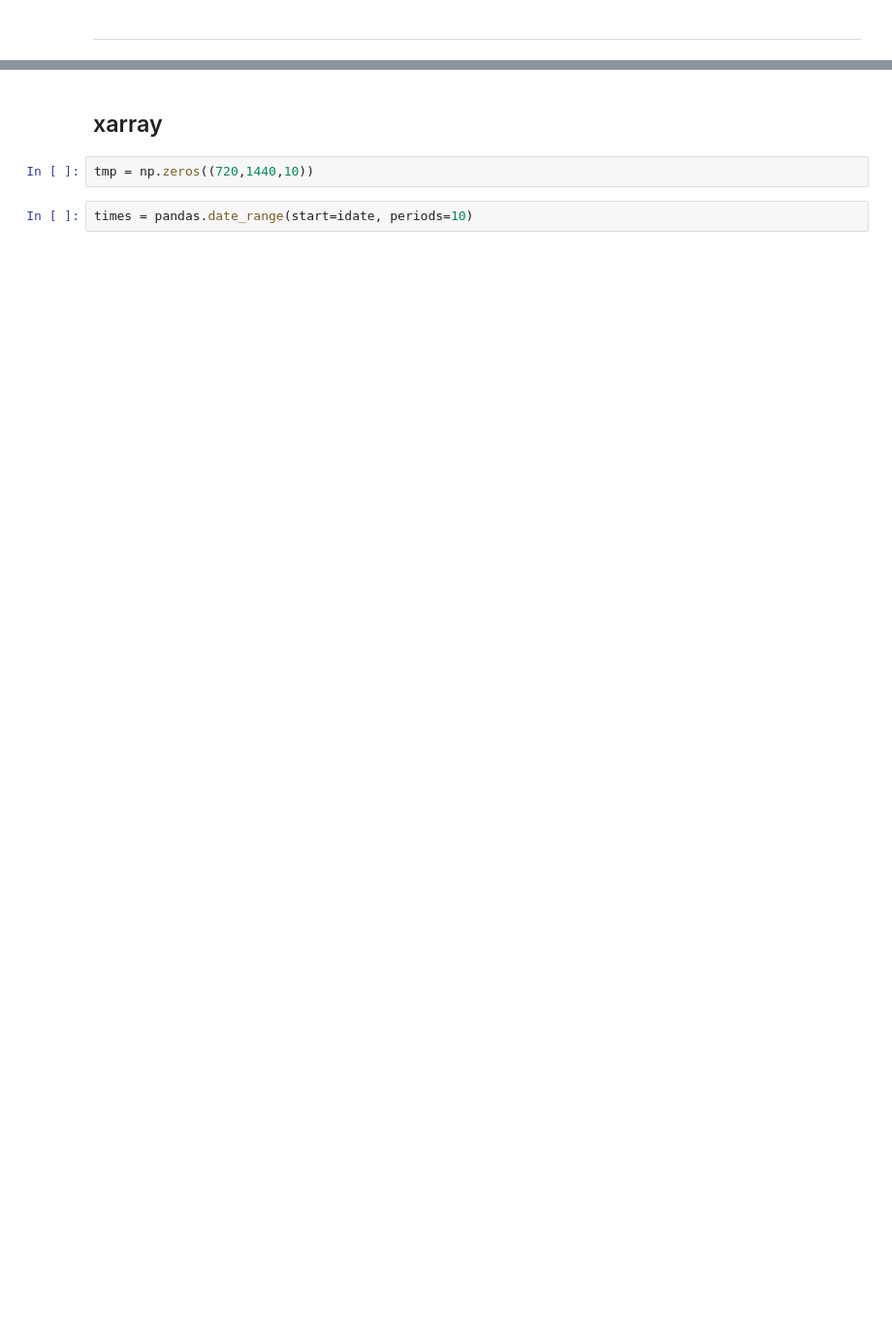
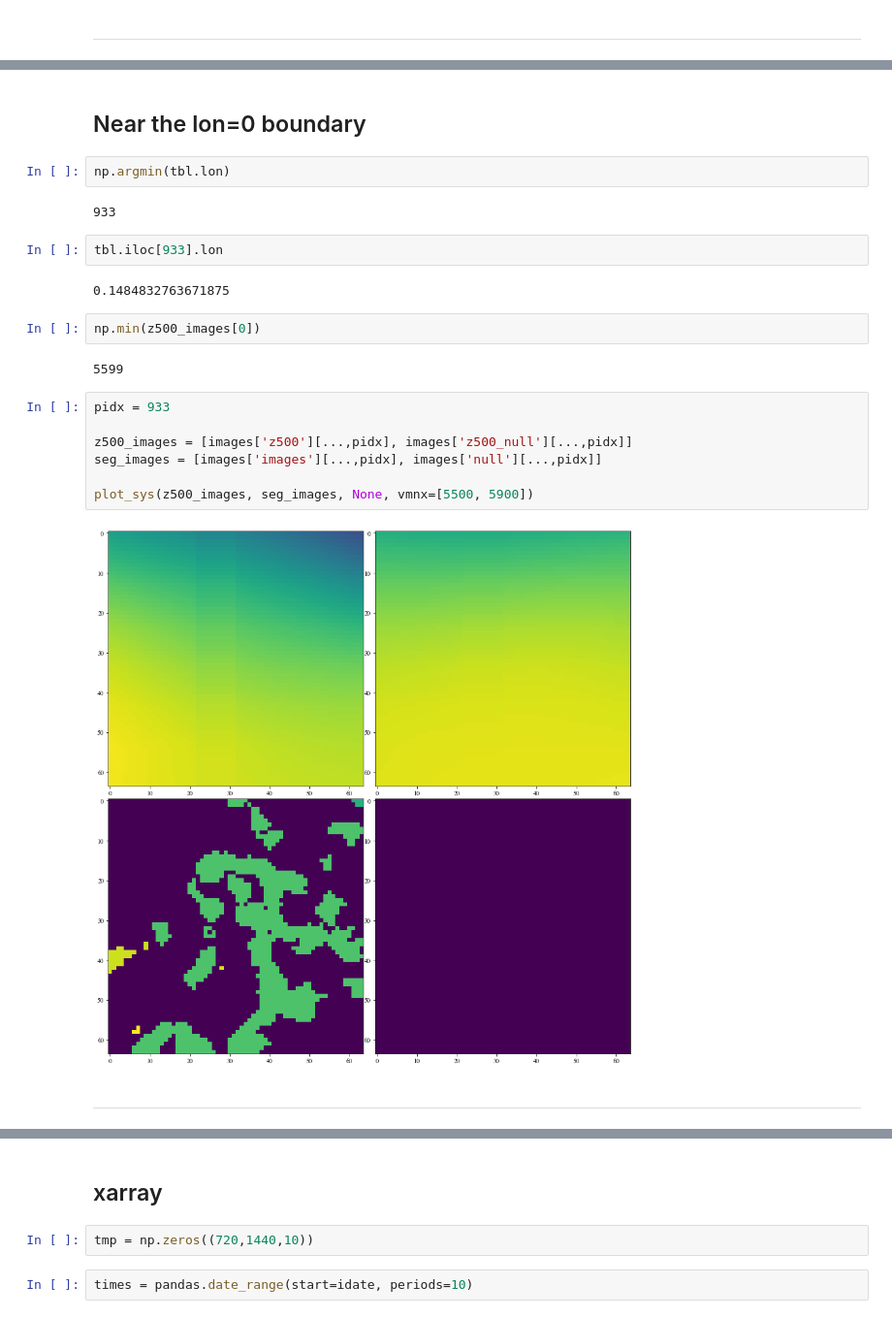
Before and after one commit to profxj/mhw_analysis, a Jupyter notebook: doc/nb/AI_MWH_images2.ipynb, the cells around one changed output, grey strips where cells are left out. Shown at 97% size. Drawn from its saved outputs; the diff is of its cells as text; blank space fills up the shorter version.

```diff
--- a/doc/nb/AI_MWH_images2.ipynb
+++ b/doc/nb/AI_MWH_images2.ipynb
@@ -259,0 +353,25 @@ plt.show()
+# %% [markdown]
+## Near the lon=0 boundary
+# %%
+np.argmin(tbl.lon)
+# %% [output]
+933
+# %%
+tbl.iloc[933].lon
+# %% [output]
+0.1484832763671875
+# %%
+np.min(z500_images[0])
+# %% [output]
+5599
+# %%
+pidx = 933
+
+z500_images = [images['z500'][...,pidx], images['z500_null'][...,pidx]]
+seg_images = [images['images'][...,pidx], images['null'][...,pidx]]
+
+plot_sys(z500_images, seg_images, None, vmnx=[5500, 5900])
+# %% [output]
+[figure, added]
+# %% [markdown]
+----
```
Also changed, not shown: parts of 34 cells of this notebook, 3 other files.
